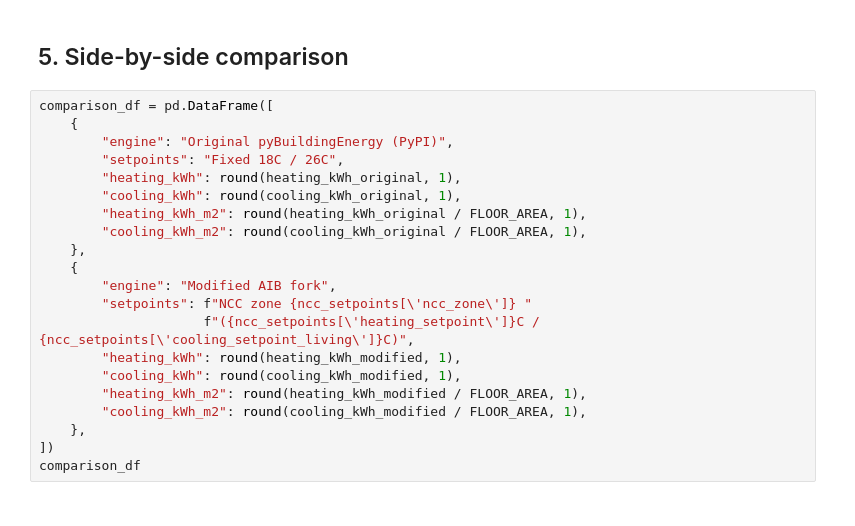
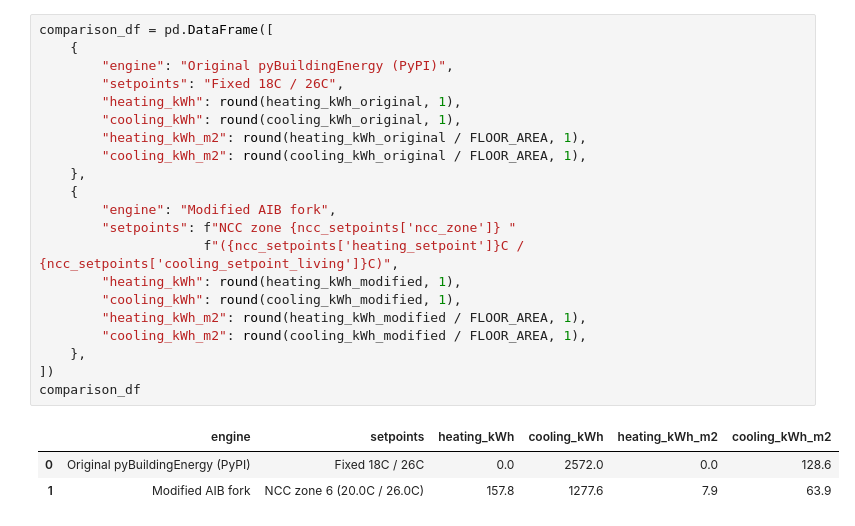
Before and after one commit to samiraghafarigousheh-sys/PyBuildingEnergy_AIBteam_AU, a Jupyter notebook: comparison_pybuildingenergy_vs_pybuildingenergyau.ipynb, the cells around one changed output. Saved outputs shown, nothing was run; the diff lists cells and outputs as text.

```diff
--- a/comparison_pybuildingenergy_vs_pybuildingenergyau.ipynb
+++ b/comparison_pybuildingenergy_vs_pybuildingenergyau.ipynb
@@ -412,26 +425,28 @@ print(f"MODIFIED engine — Cooling need: {cooling_kWh_modified:8.1f} kWh/yr "
-# %% [markdown]
-## 5. Side-by-side comparison
 # %%
 comparison_df = pd.DataFrame([
     {
         "engine": "Original pyBuildingEnergy (PyPI)",
         "setpoints": "Fixed 18C / 26C",
         "heating_kWh": round(heating_kWh_original, 1),
         "cooling_kWh": round(cooling_kWh_original, 1),
         "heating_kWh_m2": round(heating_kWh_original / FLOOR_AREA, 1),
         "cooling_kWh_m2": round(cooling_kWh_original / FLOOR_AREA, 1),
     },
     {
         "engine": "Modified AIB fork",
-        "setpoints": f"NCC zone {ncc_setpoints[\'ncc_zone\']} "
-                     f"({ncc_setpoints[\'heating_setpoint\']}C / {ncc_setpoints[\'cooling_setpoint_living\']}C)",
+        "setpoints": f"NCC zone {ncc_setpoints['ncc_zone']} "
+                     f"({ncc_setpoints['heating_setpoint']}C / {ncc_setpoints['cooling_setpoint_living']}C)",
         "heating_kWh": round(heating_kWh_modified, 1),
         "cooling_kWh": round(cooling_kWh_modified, 1),
         "heating_kWh_m2": round(heating_kWh_modified / FLOOR_AREA, 1),
         "cooling_kWh_m2": round(cooling_kWh_modified / FLOOR_AREA, 1),
     },
 ])
 comparison_df
+# %% [output]
+|  | engine | setpoints | heating_kWh | cooling_kWh | heating_kWh_m2 | cooling_kWh_m2 |
+| 0 | Original pyBuildingEnergy (PyPI) | Fixed 18C / 26C | 0.0 | 2572.0 | 0.0 | 128.6 |
+| 1 | Modified AIB fork | NCC zone 6 (20.0C / 26.0C) | 157.8 | 1277.6 | 7.9 | 63.9 |
 # %%
 fig, ax = plt.subplots(figsize=(7, 5))
 x = np.arange(len(comparison_df))
```
Also changed, not shown: parts of 17 cells of this notebook.
